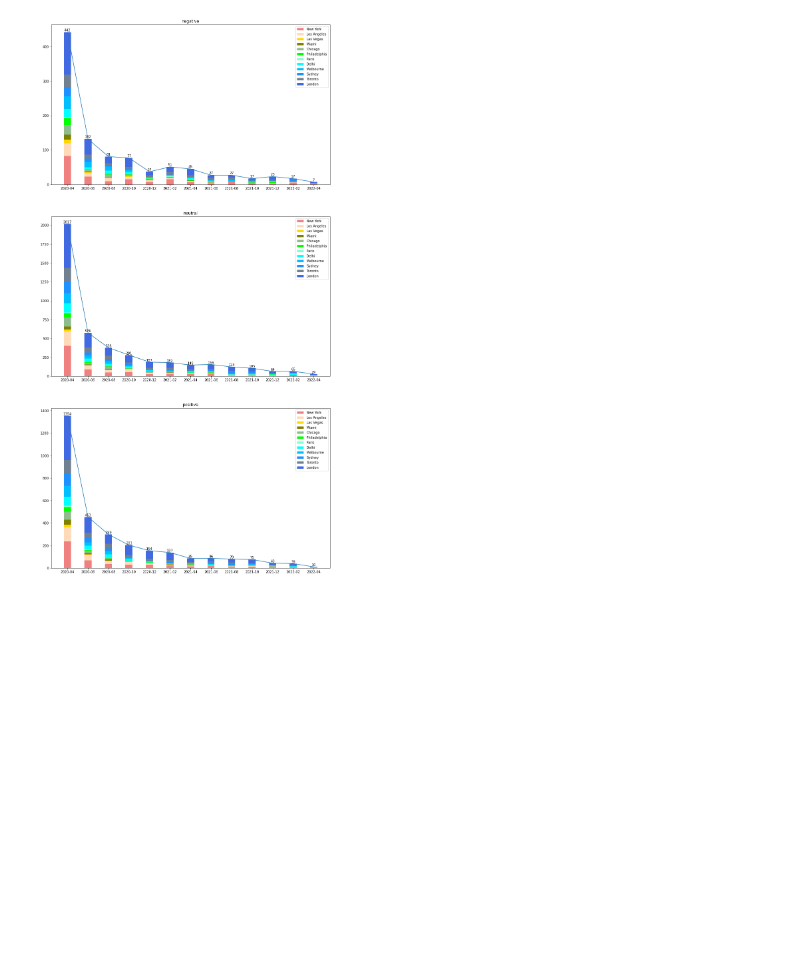
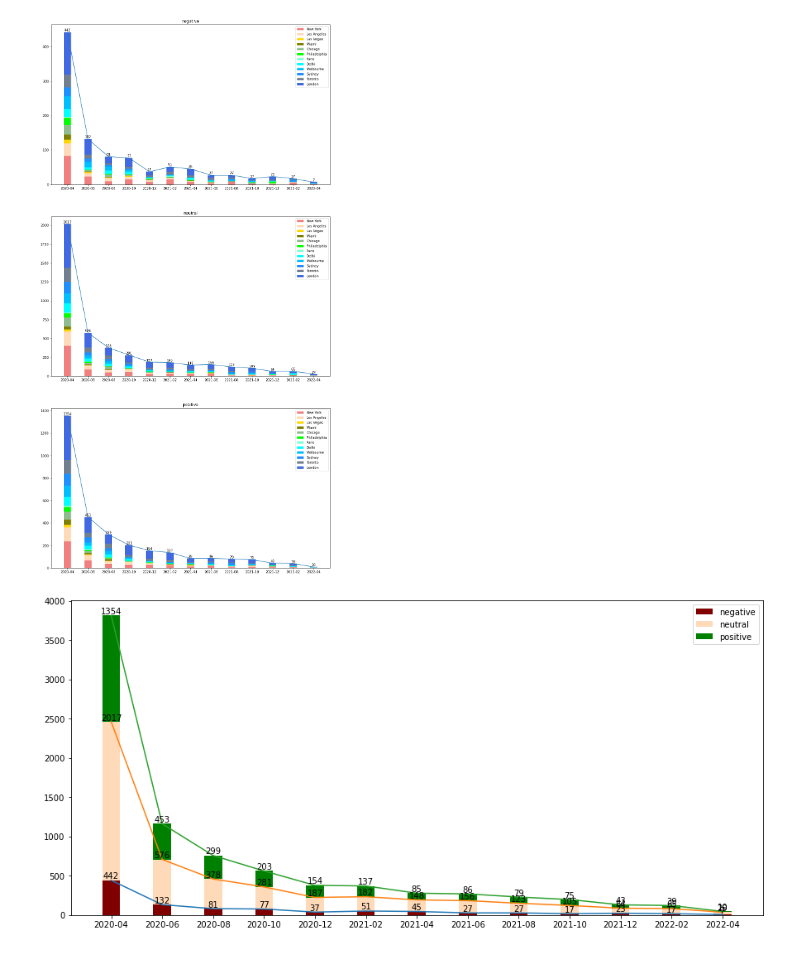
Before and after one commit to JinjianT/SocialNet, a Jupyter notebook: visualization/senti_visual.ipynb, the cells around one changed output. Saved outputs shown, nothing was run; the diff lists cells and outputs as text; code cells hidden in the pictures; blank space fills up the shorter version.

```diff
--- a/visualization/senti_visual.ipynb
+++ b/visualization/senti_visual.ipynb
@@ -130,3 +131,54 @@ for n in range(3):
 plt.show()
 # %% [output]
 [figure]
+# %%
+global_times = []
+for city_time in city_times:
+    global_time = []
+    for _,v in city_time.items():
+        if global_time == []:
+            global_time = v.copy()
+        else:
+            global_time = [a+b for a,b in zip(global_time,v)]
+    global_times.append(global_time)
+# %%
+global_times_2 = []
+for v in global_times:
+    v_tmp = []
+
+    for j in range(1, len(v), 2):
+        v_tmp.append(v[j]+v[j+1])
+
+    global_times_2.append(v_tmp)
+global_times = global_times_2
+# %%
+ind = np.arange(27//2)  # the x locations for the groups
+width = 0.35
+fig, ax = plt.subplots(1, 1, figsize=(15, 7))
+
+s = [0]*(27//2)
+
+ax.bar(ind, global_times[0], width=width, label='negative', color='maroon')
+ax.plot(ind, global_times[0])
+ax.bar(ind, global_times[1], width=width, bottom=global_times[0], label='neutral', color='peachpuff')
+s = [a+b for a, b in zip(global_times[0], global_times[1])]
+ax.plot(ind, s)
+ax.bar(ind, global_times[2], width=width, bottom=s, label='positive', color='green')
+s = [a+b+c for a, b, c in zip(global_times[0], global_times[1], global_times[2])]
+ax.plot(ind, s)
+
+for i, j, k, l in zip(ind, global_times[0], global_times[1], global_times[2]):
+    ax.text(i, j+1, f"{j}", ha='center', va='bottom')
+    ax.text(i, j+k+1, f"{k}", ha='center', va='bottom')
+    ax.text(i, j+k+l+1, f"{l}", ha='center', va='bottom')
+
+ax.set_xticks(ind)
+# tmp = []
+# for i in range(0, len(k), 2):
+#     tmp.append(d[i]+"~"+d[i+1])
+ax.set_xticklabels(d[2::2])
+
+plt.legend()
+plt.show()
+# %% [output]
+[figure, added]
```
Also changed, not shown: parts of 9 cells of this notebook.
